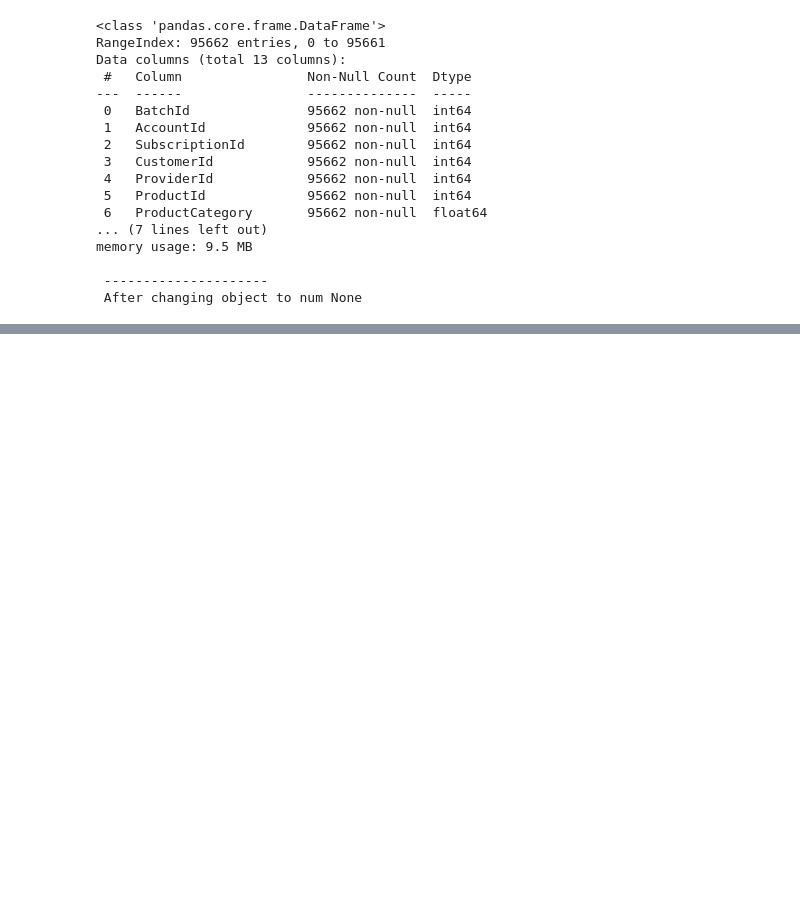
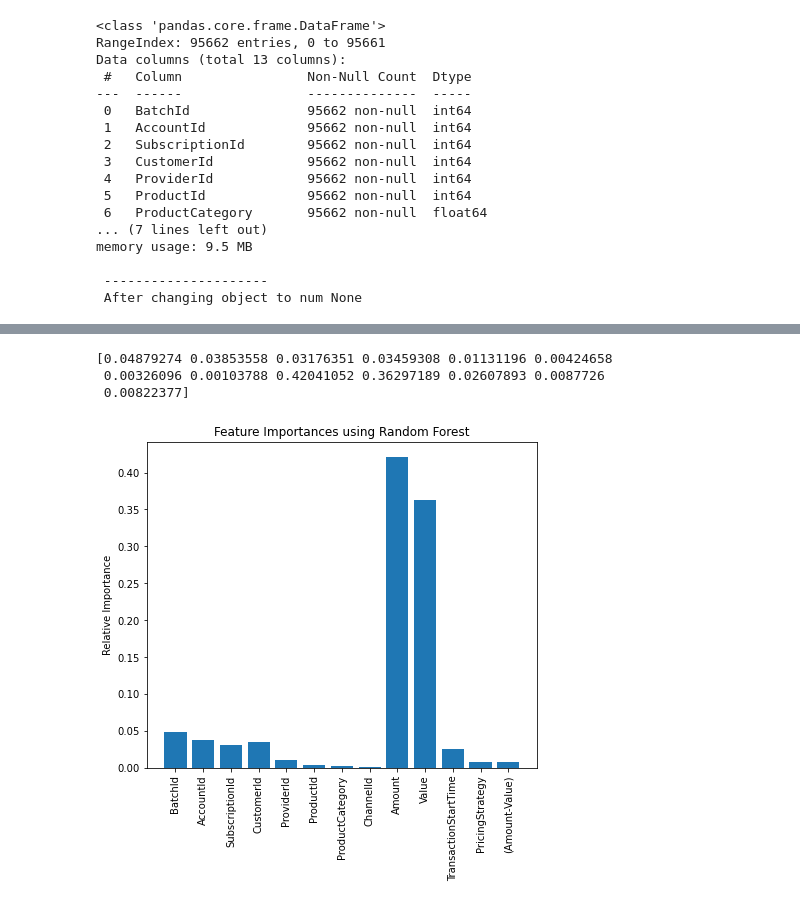
Before and after one commit to LeTouristeDeLECAM/Lab_AI_Fraud_Detection, a Jupyter notebook: Program/cleaning-data.ipynb, the cells around one changed output, grey strips where cells are left out. Cells and saved outputs as stored; diff of their text form; code cells hidden in the pictures; blank space fills up the shorter version.

```diff
--- a/Program/cleaning-data.ipynb
+++ b/Program/cleaning-data.ipynb
@@ -245,0 +345,20 @@ plt.savefig('../Report/images/correlation-pearson.png')
+# %%
+# Random Forest Feature Selection
+from sklearn.ensemble import RandomForestClassifier
+
+rf = RandomForestClassifier()
+rf.fit(df_ord_diff_values_amount.drop(['FraudResult'], axis=1), df_ord_diff_values_amount['FraudResult'])
+print (rf.feature_importances_)
+# plot the scores
+plt.figure(figsize=(7,6))
+plt.title('Feature Importances using Random Forest')
+plt.bar([i for i in range(len(rf.feature_importances_))], rf.feature_importances_)
+plt.ylabel('Relative Importance')
+plt.xticks([i for i in range(len(rf.feature_importances_))], df_ord_diff_values_amount.drop(['FraudResult'], axis=1).columns, rotation='vertical')
+#plt.savefig('../Report/images/feature_importance_rf.png')
+plt.show()
+# %% [output]
+[0.04879274 0.03853558 0.03176351 0.03459308 0.01131196 0.00424658
+ 0.00326096 0.00103788 0.42041052 0.36297189 0.02607893 0.0087726
+ 0.00822377]
+[figure, added]
```
Also changed, not shown: parts of 32 cells of this notebook, 21 other files.
